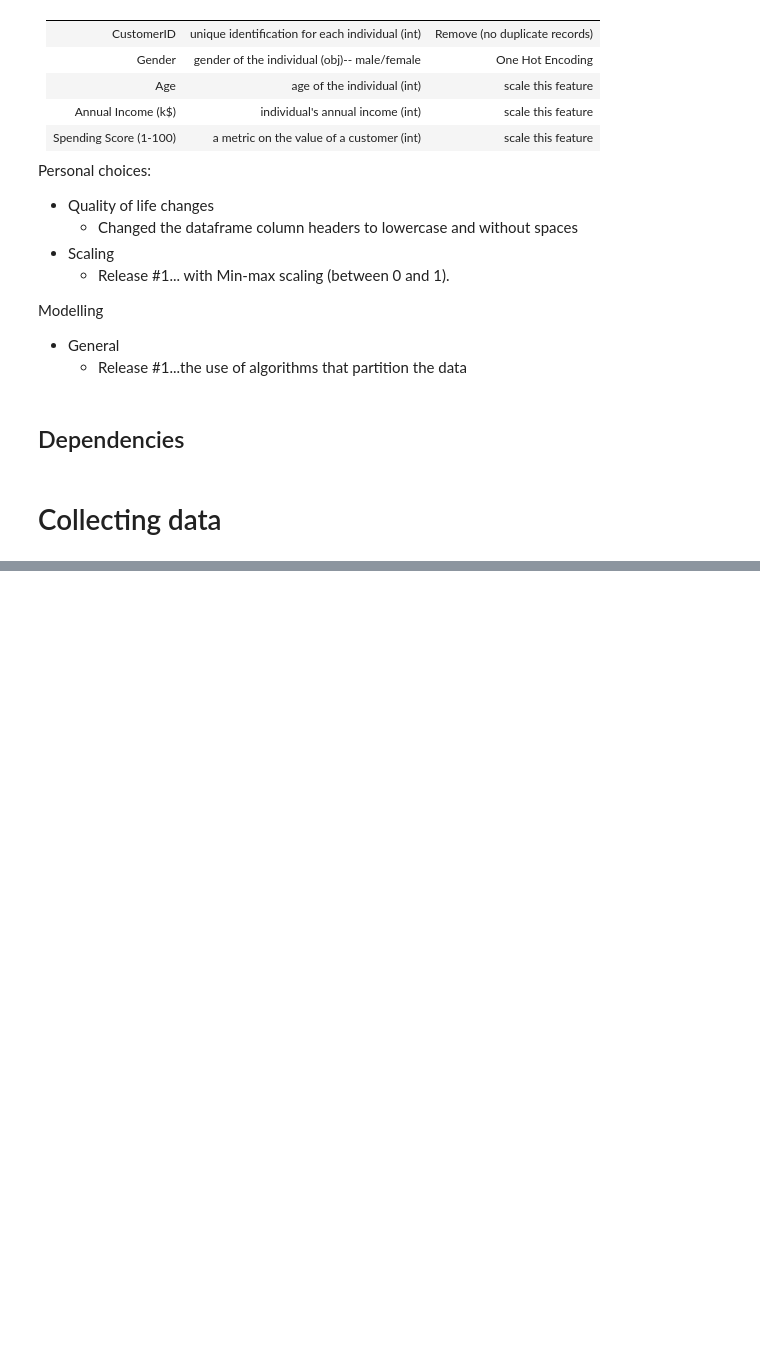
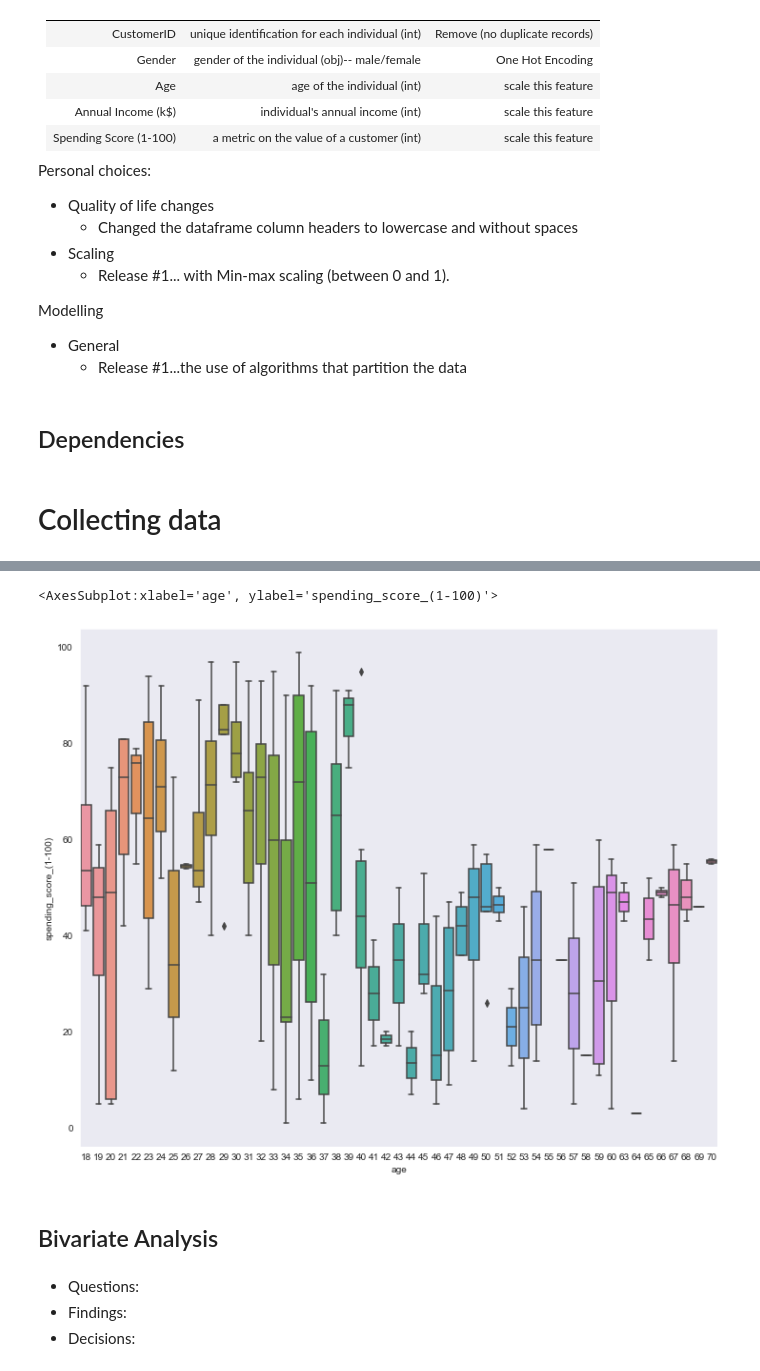
Before and after one commit to BubbaTam/data_science_portfolio, a Jupyter notebook: end_to_end_projects/segmentation/customer_segmentation/notebooks/exploration_initial.ipynb, the cells around one changed output, grey strips where cells are left out. Drawn from its saved outputs; the diff is of its cells as text; code cells hidden in the pictures; blank space fills up the shorter version.

```diff
--- a/end_to_end_projects/segmentation/customer_segmentation/notebooks/exploration_initial.ipynb
+++ b/end_to_end_projects/segmentation/customer_segmentation/notebooks/exploration_initial.ipynb
@@ -61,0 +204,13 @@ df = pd.read_csv(RAW_DATA_FILE).set_index('CustomerID')
+# %%
+plt.figure(figsize=(12,10))
+sns.boxplot(x='age',
+            y='spending_score_(1-100)',data=df)
+# %% [output]
+<AxesSubplot:xlabel='age', ylabel='spending_score_(1-100)'>
+[figure, added]
+# %% [markdown]
+## Bivariate Analysis
+# %% [markdown]
+- Questions:
+- Findings:
+- Decisions:
```
Also changed, not shown: parts of 36 cells of this notebook.
